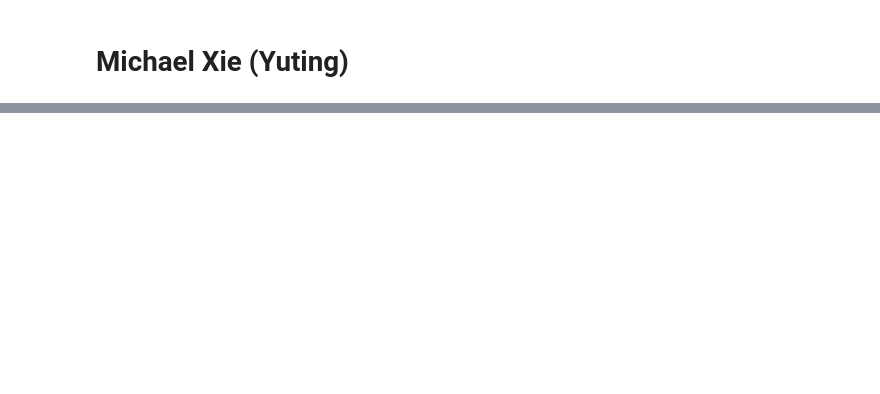
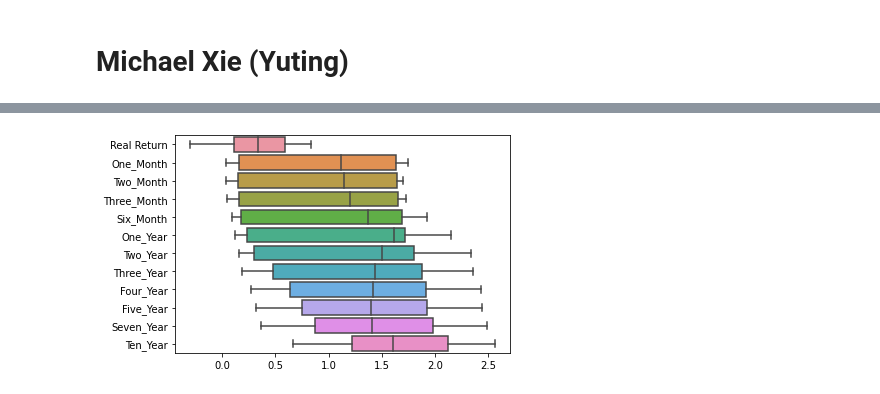
Before and after one commit to data301-2021-winter1/project-group44-project-1, a Jupyter notebook: notebooks/analysis1.ipynb, the cells around one changed output, grey strips where cells are left out. Drawn from its saved outputs; the diff is of its cells as text; code cells hidden in the pictures; blank space fills up the shorter version.

```diff
--- a/notebooks/analysis1.ipynb
+++ b/notebooks/analysis1.ipynb
@@ -6,4 +33,0 @@ We are going to find out the impact on Canadian economy by COVID-19 and compare
-# %%
-import project_functions1 as p1
-df1 = p1.load_and_process("C:/UBCO/DATA_301/project-group44-project-1/data/processed/Data.csv")
-df1
@@ -56,0 +34,4 @@ p1.mean_sd_calculation(df1)
+# %%
+df = p1.load_and_process("../data/processed/Data.csv")
+dfc = p1.clean_and_rename(df)
+dfc
@@ -56,0 +52,6 @@ p1.mean_sd_calculation(df1)
+# %%
+New = p1.new_dataframe(dfc)
+sns.boxplot(data=New, orient = "h")
+New.to_csv("../data/processed/time_table.csv")
+# %% [output]
+[figure, added]
```
Also changed, not shown: parts of 11 cells of this notebook, 5 other files.
